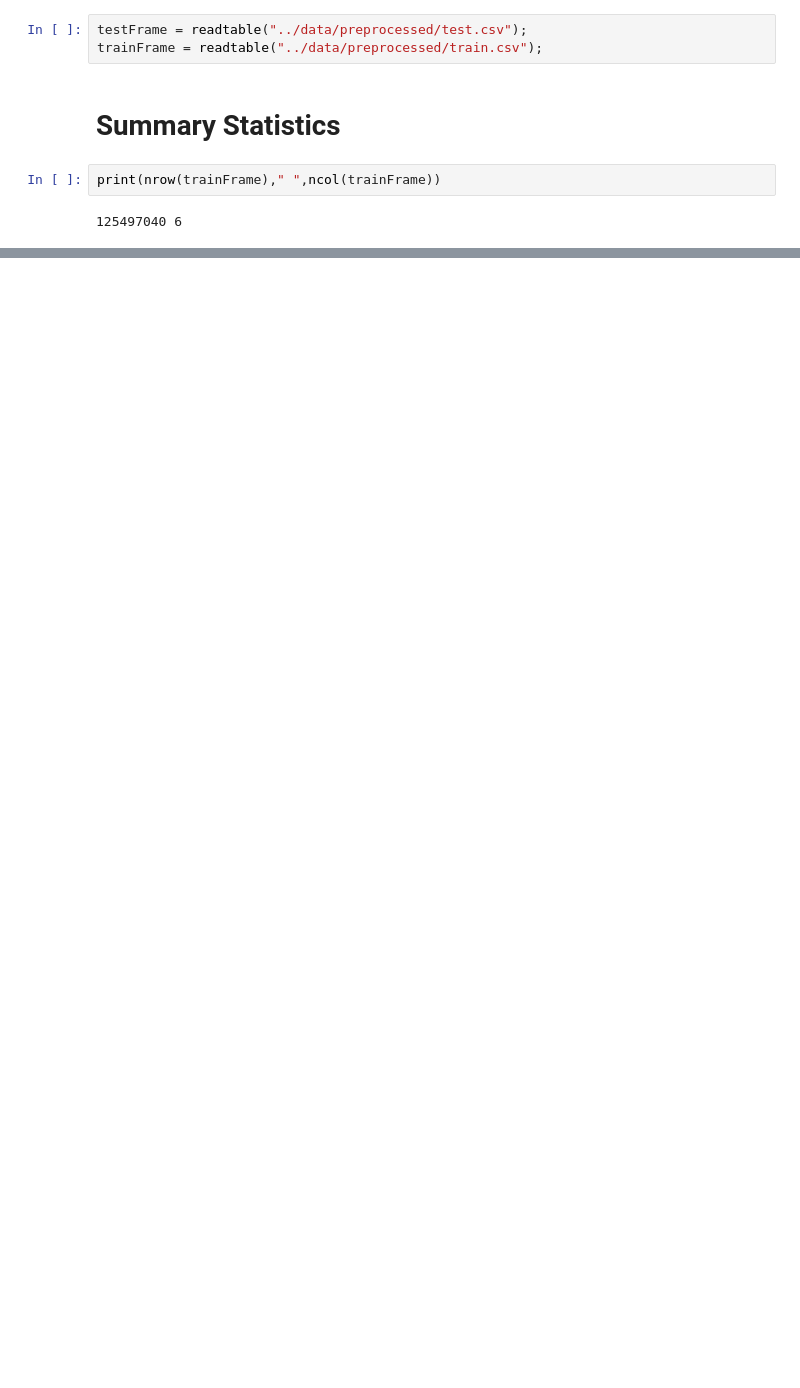
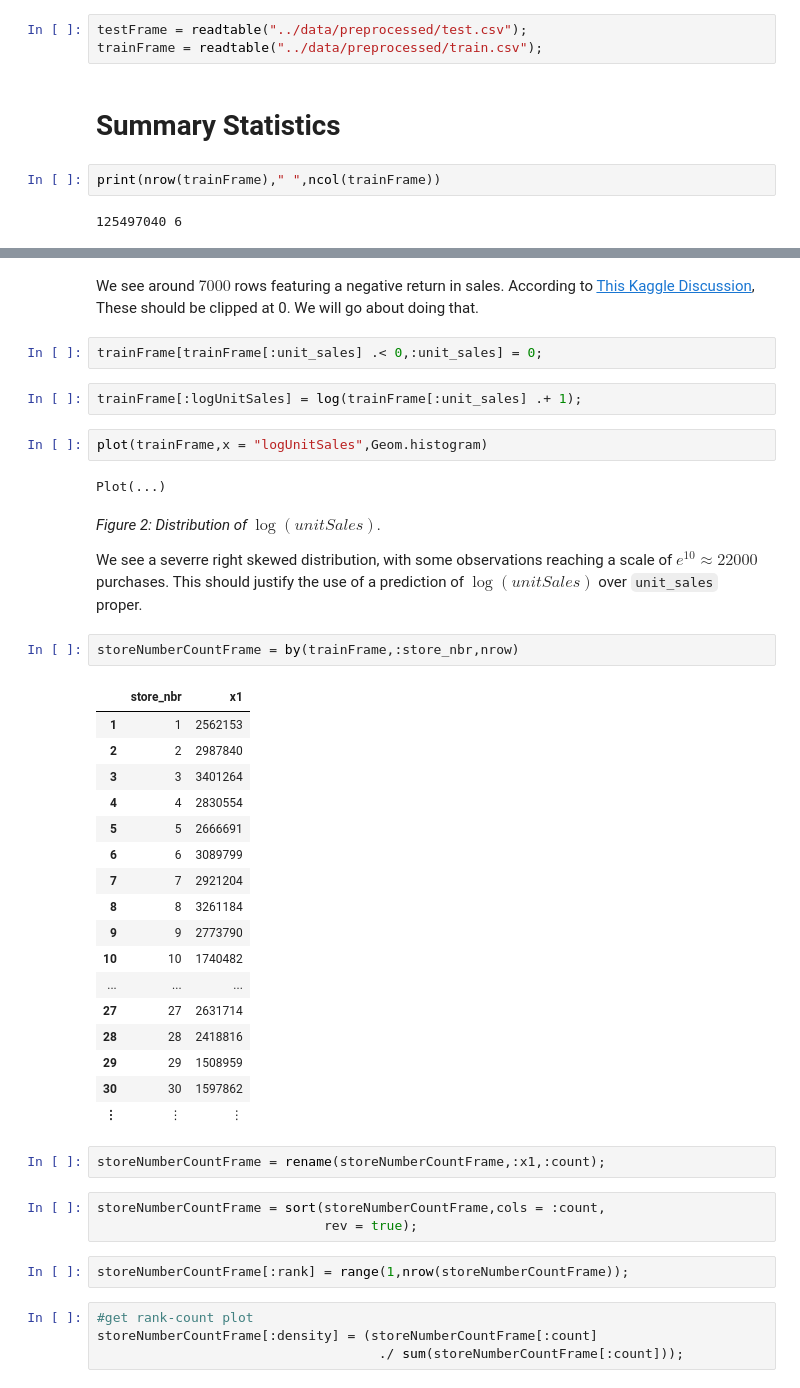
Before and after one commit to PLBMR/kaggleCompetitionsAndScripts, a Jupyter notebook: competitions/corporacionFavorita/analysis/eda.ipynb, the cells around one changed output, grey strips where cells are left out. Drawn from its saved outputs; the diff is of its cells as text; blank space fills up the shorter version.

```diff
--- a/competitions/corporacionFavorita/analysis/eda.ipynb
+++ b/competitions/corporacionFavorita/analysis/eda.ipynb
@@ -26,0 +74,45 @@ We see that we have over 100M observations
+# %% [markdown]
+We see around $7000$ rows featuring a negative return in sales. According to [This Kaggle Discussion](https://www.kaggle.com/c/favorita-grocery-sales-forecasting/discussion/41559), These should be clipped at 0. We will go about doing that.
+# %%
+trainFrame[trainFrame[:unit_sales] .< 0,:unit_sales] = 0;
+# %%
+trainFrame[:logUnitSales] = log(trainFrame[:unit_sales] .+ 1);
+# %%
+plot(trainFrame,x = "logUnitSales",Geom.histogram)
+# %% [output]
+Plot(...)
+# %% [markdown]
+_Figure 2: Distribution of $\log(unitSales)$._
+
+We see a severre right skewed distribution, with some observations reaching a scale of $e^{10} \approx 22000$ purchases. This should justify the use of a prediction of $\log(unitSales)$ over `unit_sales` proper.
+# %%
+storeNumberCountFrame = by(trainFrame,:store_nbr,nrow)
+# %% [output]
+|  | store_nbr | x1 |
+| 1 | 1 | 2562153 |
+| 2 | 2 | 2987840 |
+| 3 | 3 | 3401264 |
+| 4 | 4 | 2830554 |
+| 5 | 5 | 2666691 |
+| 6 | 6 | 3089799 |
+| 7 | 7 | 2921204 |
+| 8 | 8 | 3261184 |
+| 9 | 9 | 2773790 |
+| 10 | 10 | 1740482 |
+| ... | ... | ... |
+| 27 | 27 | 2631714 |
+| 28 | 28 | 2418816 |
+| 29 | 29 | 1508959 |
+| 30 | 30 | 1597862 |
+| ⋮ | ⋮ | ⋮ |
+# %%
+storeNumberCountFrame = rename(storeNumberCountFrame,:x1,:count);
+# %%
+storeNumberCountFrame = sort(storeNumberCountFrame,cols = :count,
+                             rev = true);
+# %%
+storeNumberCountFrame[:rank] = range(1,nrow(storeNumberCountFrame));
+# %%
+#get rank-count plot
+storeNumberCountFrame[:density] = (storeNumberCountFrame[:count]
+                                    ./ sum(storeNumberCountFrame[:count]));
```
Also changed, not shown: parts of 20 cells of this notebook.
